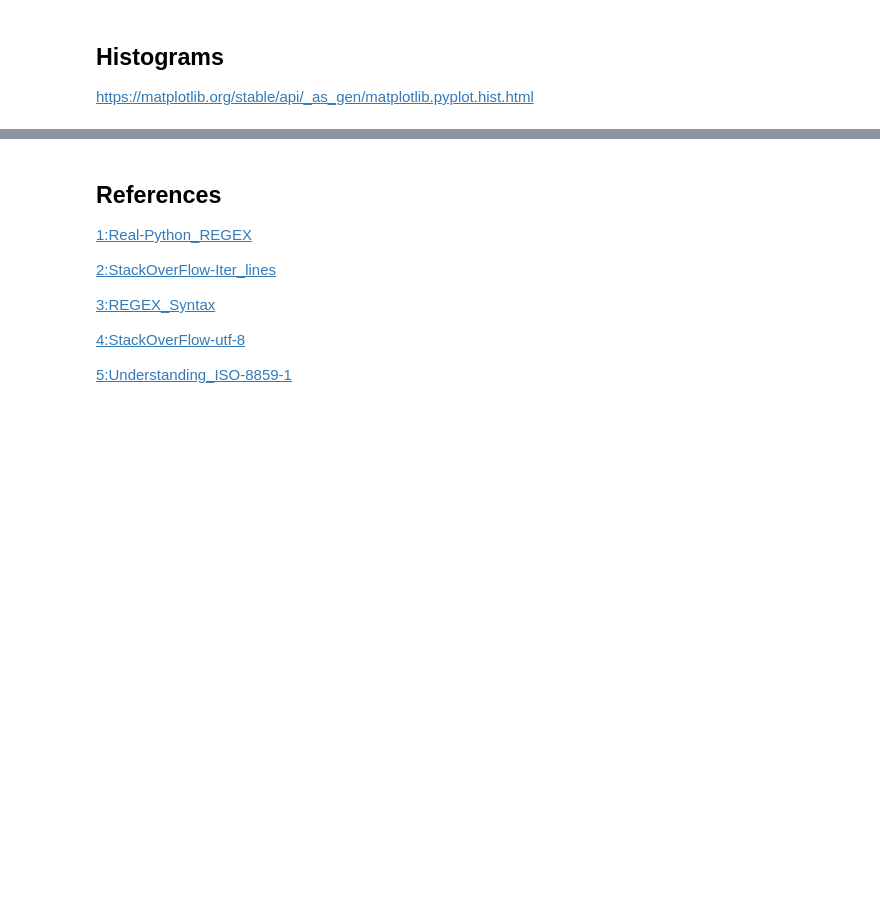
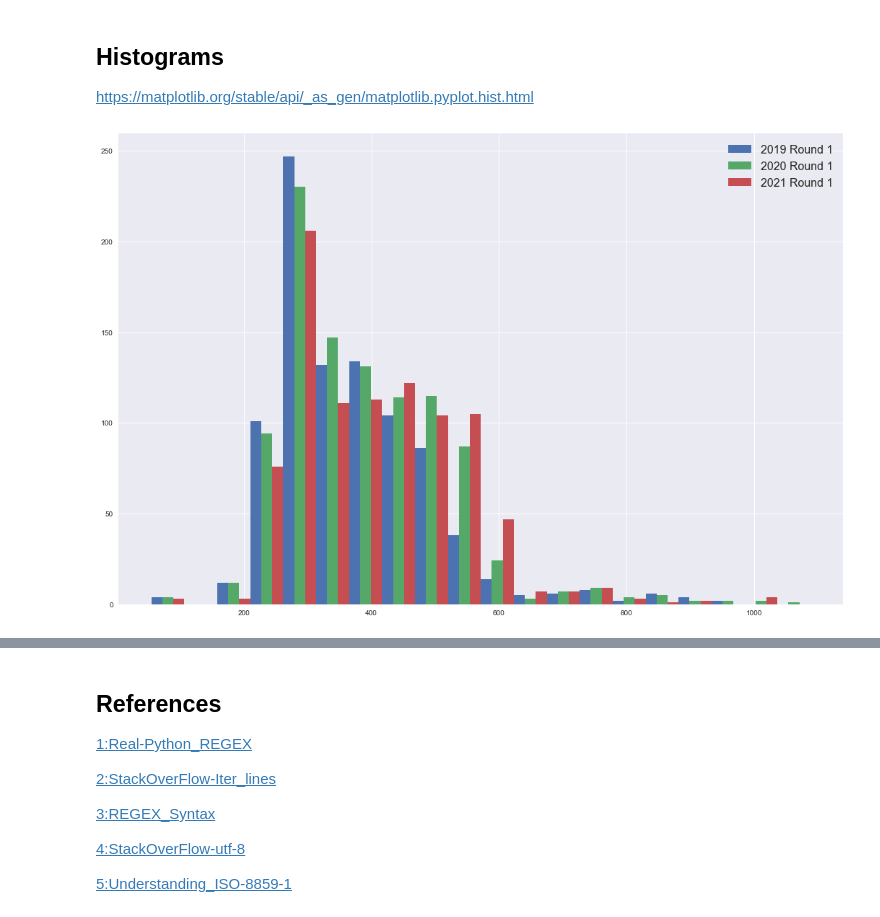
Before and after one commit to Sam-Tracey/Fundamentals-of-Data-Analysis, a Jupyter notebook: cao.ipynb, the cells around one changed output, grey strips where cells are left out. Cells and saved outputs as stored; diff of their text form; code cells hidden in the pictures; blank space fills up the shorter version.

```diff
--- a/cao.ipynb
+++ b/cao.ipynb
@@ -565,4 +566,14 @@ r1_2021 = df_merge['Points1_2021']
 med_2019 = df_merge['Points1_2019'].median()
 med_2020 = df_merge['Points1_2020'].median()
 med_2021 = df_merge['Points1_2021'].median()
+# %%
+# Stack all numpy arrays and transpose
+x = np.vstack([r1_2019, r1_2020, r1_2021]).T
+# %%
+# Plot the data for the three year's round 1 points for comparison in side by side bar chart.
+plt.hist(x, label = ('2019 Round 1', '2020 Round 1', '2021 Round 1'), rwidth=1)
+plt.legend(loc='upper right', fontsize=16)
+plt.show()
+# %% [output]
+[figure, added]
 # %%
```
Also changed, not shown: parts of 8 cells of this notebook, 7 other files.
